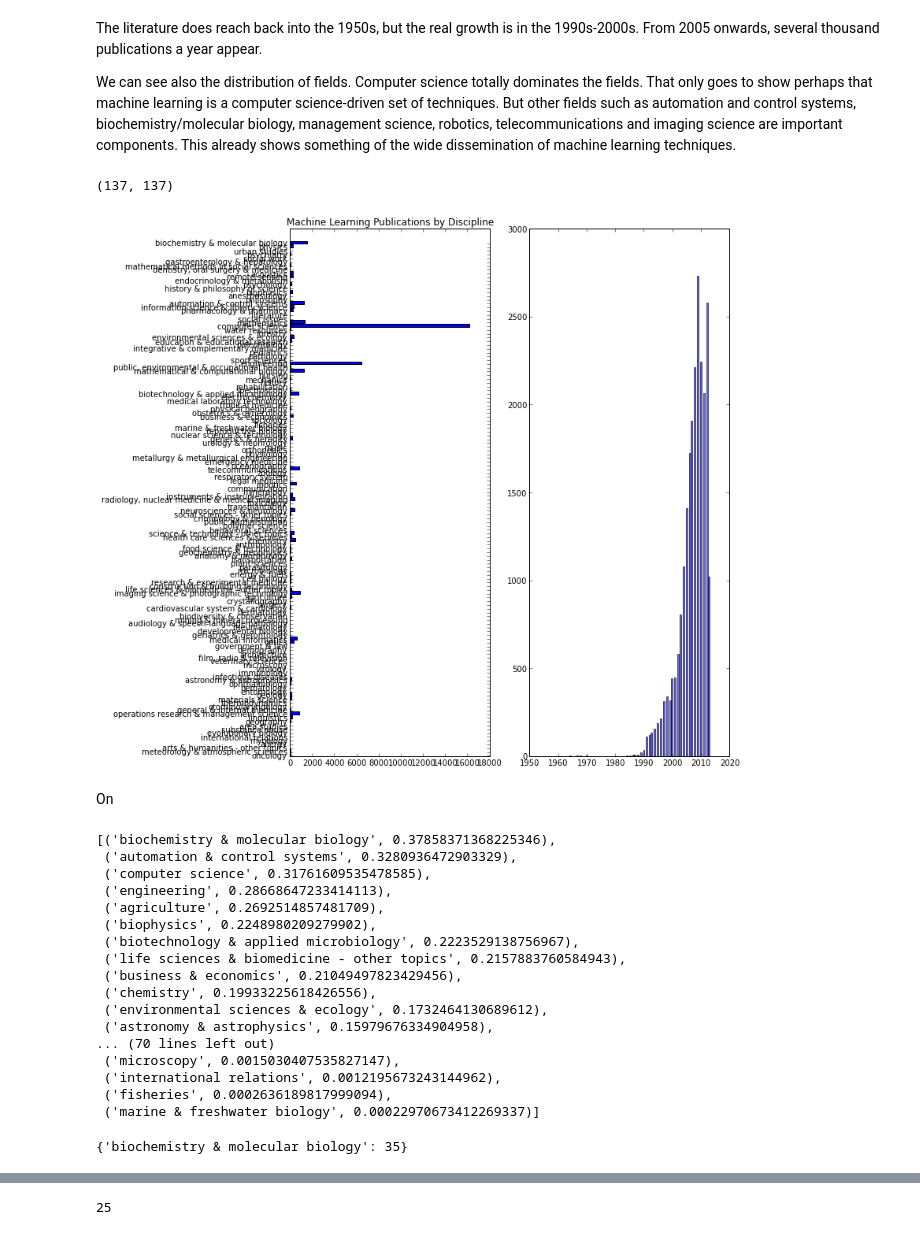
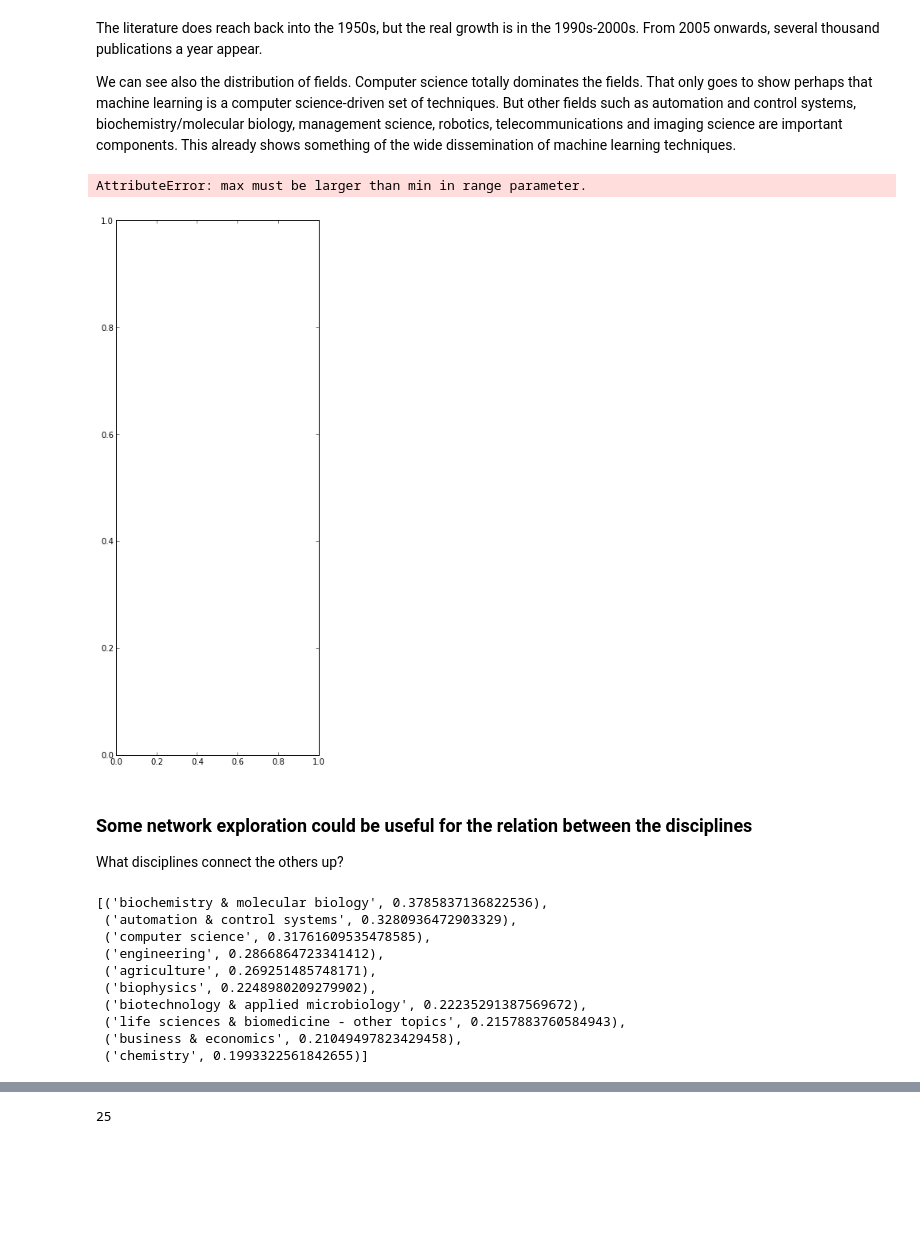
Before and after one commit to datapractice/machinelearners, a Jupyter notebook: ml_lit/ML_literature.ipynb, the cells around one changed output, grey strips where cells are left out. Saved outputs shown, nothing was run; the diff lists cells and outputs as text; code cells hidden in the pictures; blank space fills up the shorter version.

Commit message:
adding network analysis on topics, and topic classification code

```diff
--- a/ml_lit/ML_literature.ipynb
+++ b/ml_lit/ML_literature.ipynb
@@ -21,0 +24,6 @@ The idea of this analysis is to show how machine learning relates to various sci
+# %%
+df = ml.load_records('data/')
+print('There are %s records in the dataset'%df.shape[0])
+
+#clean topics
+df = ml.clean_topics(df)
@@ -69,22 +82,20 @@ We can see also the distribution of fields. Computer science totally dominates t
 # %%
 #the problem is that computer science clutters everything -- get rid of it?
 
-figure(figsize=(10,12))
-subplot(1,2,2)
+figure = plt.figure(figsize=(10,12))
+sp1 = figure.add_subplot(1,2,2)
 
-hist(df.PY, bins=100, alpha=0.6, label= 'Machine Learning Publications by Year')
-subplot(1,2,1)
+sp1 = sp1.hist(df.PY,  alpha=0.6, label= 'Machine Learning Publications by Year')
+sp2 = figure.add_subplot(1,2,1)
 #this doesn't work -- TBA
 major_fields = {f:v for f,v in field_counts.iteritems() if v > 3 or f is not 'computer science'}
 print(len(field_counts), len(major_fields))
 heights = major_fields.values()
 ind= np.arange(len(heights))
-plt.barh(ind, heights)
+sp2.barh(ind, heights)
 width =0.2
 plt.title('Machine Learning Publications by Discipline')
 xticks = plt.yticks(ind+width/2., major_fields.keys() )
 # %% [output]
-(137, 137)
+AttributeError: max must be larger than min in range parameter.
-[figure, old version]
+[figure, new version]
-# %% [markdown]
-On
@@ -95,28 +102,22 @@ On
+# %% [markdown]
+### Some network exploration could be useful for the relation between the disciplines
+
+What disciplines connect the others up?
 # %%
 gr_f = nx.DiGraph()
 gr_f.add_edges_from([i for de in df.fields.dropna() for i in itertools.combinations(de,2)])
 # %%
 evc = nx.centrality.eigenvector_centrality(gr_f)
-[ (k,v) for (k,v) in sorted(evc.iteritems(), key=lambda(k,v):(v,k), reverse=True) if v >0]
+evc_sorted = [ (k,v) for (k,v) in sorted(evc.iteritems(), key=lambda(k,v):(v,k), reverse=True) if v >0]
+evc_sorted[:10]
 # %% [output]
-[('biochemistry & molecular biology', 0.37858371368225346),
+[('biochemistry & molecular biology', 0.3785837136822536),
  ('automation & control systems', 0.3280936472903329),
  ('computer science', 0.31761609535478585),
- ('engineering', 0.28668647233414113),
- ('agriculture', 0.2692514857481709),
+ ('engineering', 0.2866864723341412),
+ ('agriculture', 0.269251485748171),
  ('biophysics', 0.2248980209279902),
- ('biotechnology & applied microbiology', 0.2223529138756967),
+ ('biotechnology & applied microbiology', 0.22235291387569672),
  ('life sciences & biomedicine - other topics', 0.2157883760584943),
- ('business & economics', 0.21049497823429456),
- ('chemistry', 0.19933225618426556),
- ('environmental sciences & ecology', 0.1732464130689612),
- ('astronomy & astrophysics', 0.15979676334904958),
-... (70 lines left out)
- ('microscopy', 0.0015030407535827147),
- ('international relations', 0.0012195673243144962),
- ('fisheries', 0.0002636189817999094),
- ('marine & freshwater biology', 0.00022970673412269337)]
+ ('business & economics', 0.21049497823429458),
+ ('chemistry', 0.1993322561842655)]
-# %%
-gr_f.out_degree(['biochemistry & molecular biology'])
-# %% [output]
-{'biochemistry & molecular biology': 35}
```
Also changed, not shown: parts of 21 cells of this notebook, 3 other files.
